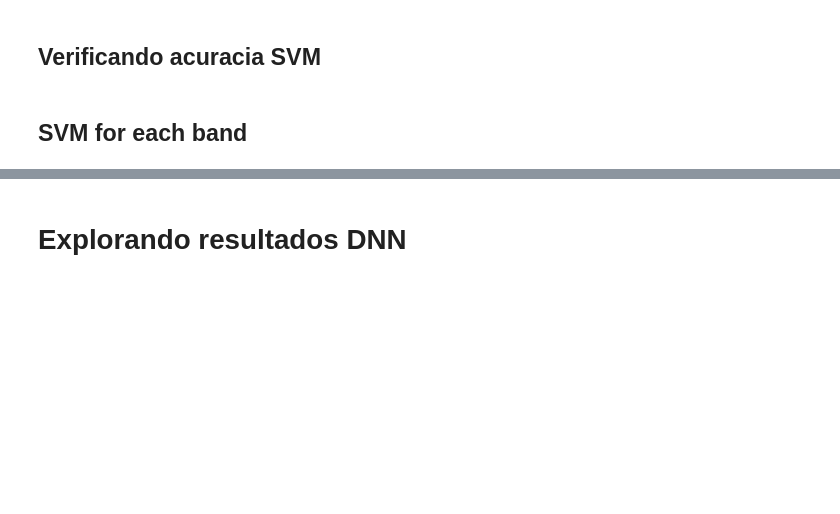
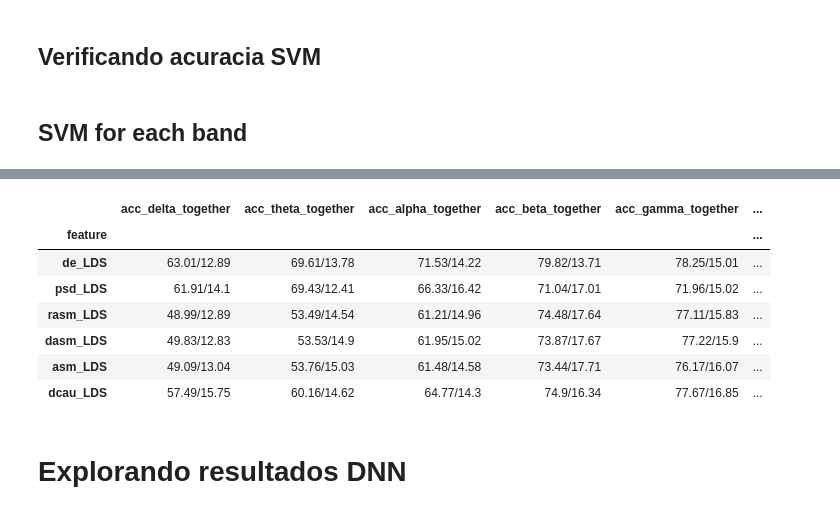
Before and after one commit to jvmr22/MSc-dissertation-EEG-Analysis, a Jupyter notebook: EDA_seed.ipynb, the cells around one changed output, grey strips where cells are left out. Saved outputs shown, nothing was run; the diff lists cells and outputs as text; code cells hidden in the pictures; blank space fills up the shorter version.

```diff
--- a/EDA_seed.ipynb
+++ b/EDA_seed.ipynb
@@ -294,0 +378,12 @@ full_svm_result_df.reset_index().to_csv(f"{external_data_ref}_SVM_result_summary
+# %%
+analysing_std_and_mean[['acc_delta_together','acc_theta_together','acc_alpha_together','acc_beta_together','acc_gamma_together','acc_all_together']]\
+    .reindex(['de_LDS','psd_LDS', 'rasm_LDS', 'dasm_LDS', 'asm_LDS','dcau_LDS'],axis=0)
+# %% [output]
+|  | acc_delta_together | acc_theta_together | acc_alpha_together | acc_beta_together | acc_gamma_together | ... |
+| feature |  |  |  |  |  | ... |
+| de_LDS | 63.01/12.89 | 69.61/13.78 | 71.53/14.22 | 79.82/13.71 | 78.25/15.01 | ... |
+| psd_LDS | 61.91/14.1 | 69.43/12.41 | 66.33/16.42 | 71.04/17.01 | 71.96/15.02 | ... |
+| rasm_LDS | 48.99/12.89 | 53.49/14.54 | 61.21/14.96 | 74.48/17.64 | 77.11/15.83 | ... |
+| dasm_LDS | 49.83/12.83 | 53.53/14.9 | 61.95/15.02 | 73.87/17.67 | 77.22/15.9 | ... |
+| asm_LDS | 49.09/13.04 | 53.76/15.03 | 61.48/14.58 | 73.44/17.71 | 76.17/16.07 | ... |
+| dcau_LDS | 57.49/15.75 | 60.16/14.62 | 64.77/14.3 | 74.9/16.34 | 77.67/16.85 | ... |
```
Also changed, not shown: parts of 6 cells of this notebook.
